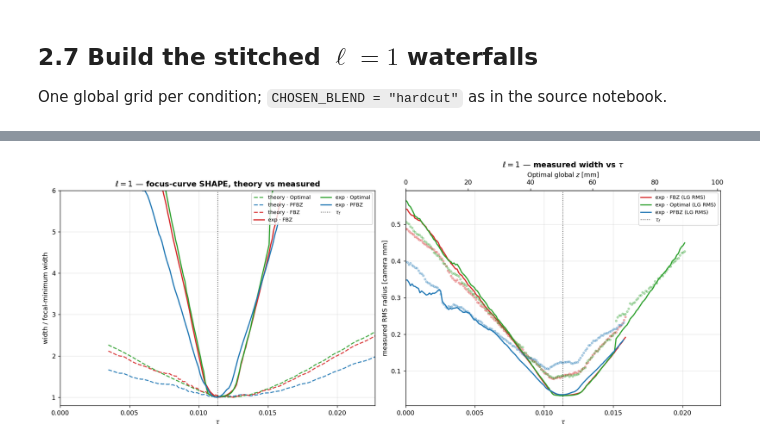
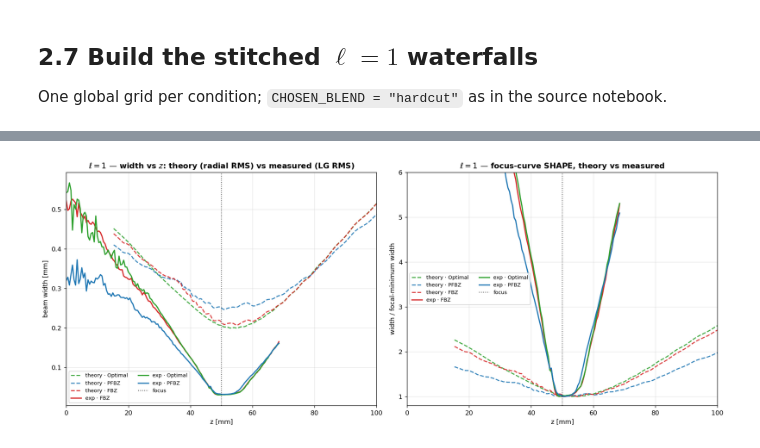
Before and after one commit to LukasScarfe/Optimal_Focusing, a Jupyter notebook: theory_vs_experiment_l1.ipynb, the cells around one changed output, grey strips where cells are left out. Cells and saved outputs as stored; diff of their text form; code cells hidden in the pictures.

```diff
--- a/theory_vs_experiment_l1.ipynb
+++ b/theory_vs_experiment_l1.ipynb
@@ -320,7 +293,7 @@ $\ell=1$ only and all three conditions. Optimal includes its extra `60mm-85mm` s
 
 ## 2.1 Acquisition / pipeline constants (verbatim)
 # %%
-RUN = "29_n15_7-27-26"
+RUN = "29_n15_8-17-26"
 
 def nominal_start(folder_name: str) -> float:
     m = re.match(r"(\d+)mm-(\d+)mm", folder_name)
@@ -328,10 +301,10 @@ def nominal_start(folder_name: str) -> float:
         raise ValueError(f"cannot parse a nominal start from folder {folder_name!r}")
     return float(m.group(1))
 
-# l=1 Optimal has the extra 60mm-85mm segment; FBZ / PFBZ do not (auto-skipped if missing).
+# 8-17-26 recorded three segments for every condition (no extended Optimal segment).
 CONDITION_SEGMENTS = {
     "FBZ":     ["0mm-25mm", "20mm-45mm", "40mm-65mm"],
-    "Optimal": ["0mm-25mm", "20mm-45mm", "40mm-65mm", "60mm-85mm"],
+    "Optimal": ["0mm-25mm", "20mm-45mm", "40mm-65mm"],
     "PFBZ":    ["0mm-25mm", "20mm-45mm", "40mm-65mm"],
 }
 ELLS = [1]                           # this comparison is l=1 only
@@ -420,7 +393,7 @@ def _centroid(weights: np.ndarray) -> tuple[float, float]:
     return float((weights * rows).sum() / total), float((weights * cols).sum() / total)
 
 
-def find_centroid(frame: np.ndarray) -> tuple[float, float]:
+def find_centroid(frame: np.ndarray) -> tuple[float, float, float]:
     signal = np.clip(frame - background_level(frame), 0, None)
     weights = np.where(signal >= THRESH_FRAC * signal.max(), signal, 0.0)
     cy, cx = _centroid(weights)
@@ -430,7 +403,8 @@ def find_centroid(frame: np.ndarray) -> tuple[float, float]:
         window = weights[r0:r0 + 2 * WINDOW_RADIUS, c0:c0 + 2 * WINDOW_RADIUS]
         dy, dx = _centroid(window)
         cy, cx = r0 + dy, c0 + dx
-    return cy, cx
+    # brightness weight: bright, well-defined in-focus frames dominate the line fit
+    return cy, cx, float(signal.max())
 # %% [markdown]
 ## 2.3 Process one segment into a waterfall + width trace — verbatim
 # %%
@@ -535,5 +555,5 @@ if it needs nudging.
 # %%
-OFFSETS_FILE = REPO_ROOT / "waterfall_offsets.csv"
+OFFSETS_FILE = REPO_ROOT / "waterfall_offsets_8-17-26.csv"
 DEFAULT_START = {"0mm-25mm": 0.0, "20mm-45mm": 24.0, "40mm-65mm": 44.5, "60mm-85mm": 64.5}
 
 
@@ -803,46 +830,45 @@ is the raw "experimental values against $\tau$".
 # %%
 def norm_to_min(y):
     y = np.asarray(y, float)
     m = np.nanmin(y)
     return y / m if m and np.isfinite(m) else y
 
 
+Z_ARTEFACT = 0.3 * Z_FOCUS_REF_MM     # mask the z->0 on-axis artefact
+
 fig, axes = plt.subplots(1, 2, figsize=(15, 6))
 
-# --- left: shape comparison (normalised to focal minimum) ------------------
+# --- left: absolute width in mm vs z ---------------------------------------
 ax = axes[0]
-for name, w in THEORY_WIDTH.items():
-    ax.plot(taus, norm_to_min(np.where(taus > 0.3 * TAU_F, w, np.nan)), "--", lw=1.6,
-            color=tcol[name], alpha=0.9, label=f"theory · {name}")
-for cond, d in EXP_WIDTH.items():
-    tau = z_to_tau(cond, d["z_mm"])
-    ax.plot(tau, norm_to_min(d["lg_rms_px"]), "-", lw=1.8, color=ecol[cond],
+for name, wf in THEORY_WF.items():
+    w = np.where(wf["z_mm"] > Z_ARTEFACT, wf["width_mm"], np.nan)
+    ax.plot(wf["z_mm"], w, "--", lw=1.6, color=tcol[name], alpha=0.9, label=f"theory · {name}")
+for cond, wf in EXP_WF.items():
+    ax.plot(wf["z_mm"], wf["width_mm"], "-", lw=1.8, color=ecol[cond], label=f"exp · {cond}")
+ax.axvline(Z_FOCUS_REF_MM, color="k", ls=":", lw=1.2, alpha=0.7, label="focus")
+ax.set_xlabel("z [mm]"); ax.set_ylabel("beam width [mm]")
+ax.set_xlim(0, Z_MAX)
+ax.set_title(f"$\\ell={L}$ — width vs $z$: theory (radial RMS) vs measured (LG RMS)", fontweight="bold")
+ax.legend(ncol=2, fontsize=8); ax.grid(alpha=0.3)
+
+# --- right: shape only (each normalised to its focal minimum) --------------
+ax = axes[1]
+for name, wf in THEORY_WF.items():
+    w = np.where(wf["z_mm"] > Z_ARTEFACT, wf["width_mm"], np.nan)
+    ax.plot(wf["z_mm"], norm_to_min(w), "--", lw=1.6, color=tcol[name], alpha=0.9,
+            label=f"theory · {name}")
+for cond, wf in EXP_WF.items():
+    ax.plot(wf["z_mm"], norm_to_min(wf["width_mm"]), "-", lw=1.8, color=ecol[cond],
             label=f"exp · {cond}")
-ax.axvline(TAU_F, color="k", ls=":", lw=1.2, alpha=0.7, label=r"$\tau_f$")
-ax.set_xlabel(r"$\tau$"); ax.set_ylabel("width / focal-minimum width")
-ax.set_xlim(0, TAU_MAX); ax.set_ylim(0.8, 6)
+ax.axvline(Z_FOCUS_REF_MM, color="k", ls=":", lw=1.2, alpha=0.7, label="focus")
+ax.set_xlabel("z [mm]"); ax.set_ylabel("width / focal-minimum width")
+ax.set_xlim(0, Z_MAX); ax.set_ylim(0.8, 6)
 ax.set_title(f"$\\ell={L}$ — focus-curve SHAPE, theory vs measured", fontweight="bold")
 ax.legend(ncol=2, fontsize=8); ax.grid(alpha=0.3)
 
-# --- right: raw measured values in camera mm vs tau ------------------------
-ax = axes[1]
-for cond, d in EXP_WIDTH.items():
-    tau = z_to_tau(cond, d["z_mm"])
-    ax.plot(tau, d["rms_px"] * PIXEL_PITCH_MM, "o", ms=3, color=ecol[cond], alpha=0.30)
-    ax.plot(tau, d["lg_rms_px"] * PIXEL_PITCH_MM, "-", lw=1.8, color=ecol[cond],
-            label=f"exp · {cond} (LG RMS)")
-ax.axvline(TAU_F, color="k", ls=":", lw=1.2, alpha=0.7, label=r"$\tau_f$")
-ax.set_xlabel(r"$\tau$"); ax.set_ylabel("measured RMS radius [camera mm]")
-ax.set_xlim(0, TAU_MAX)
-ax.set_title(f"$\\ell={L}$ — measured width vs $\\tau$", fontweight="bold")
-ax.legend(fontsize=8); ax.grid(alpha=0.3)
-secax = ax.secondary_xaxis("top",
-    functions=(lambda t: t * EXP_TAU_SCALE["Optimal"], lambda z: z / EXP_TAU_SCALE["Optimal"]))
-secax.set_xlabel("Optimal global $z$ [mm]")
-
 fig.tight_layout()
-fig.savefig(OUT_ROOT / "width_vs_tau_theory_vs_exp.png", dpi=150, bbox_inches="tight")
+fig.savefig(OUT_ROOT / "width_vs_z_theory_vs_exp.png", dpi=150, bbox_inches="tight")
 plt.show()
 # %% [output]
-[figure, old version]
+[figure, new version]
 # %% [markdown]
```
Also changed, not shown: parts of 26 cells of this notebook, 26 other files.
